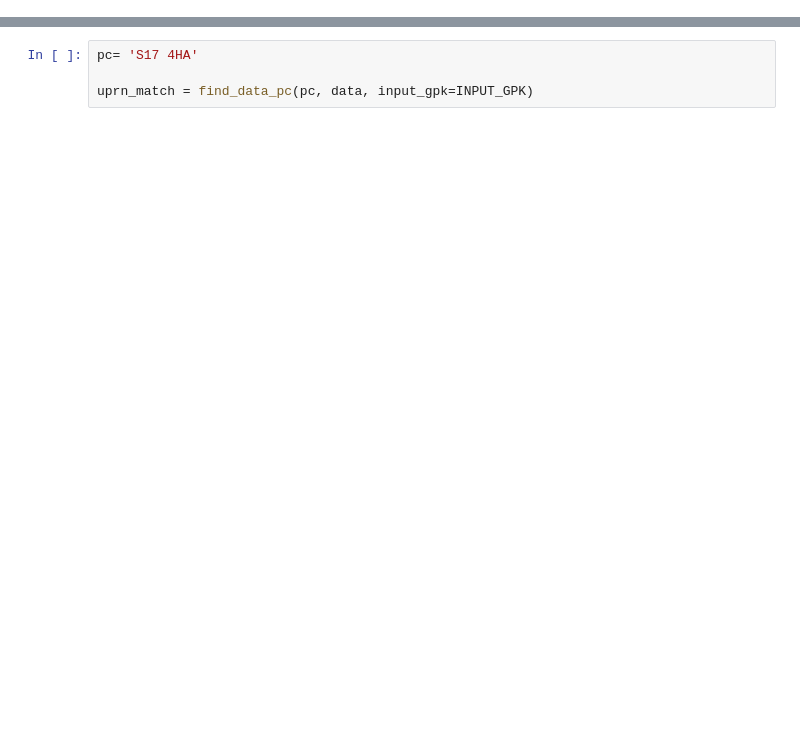
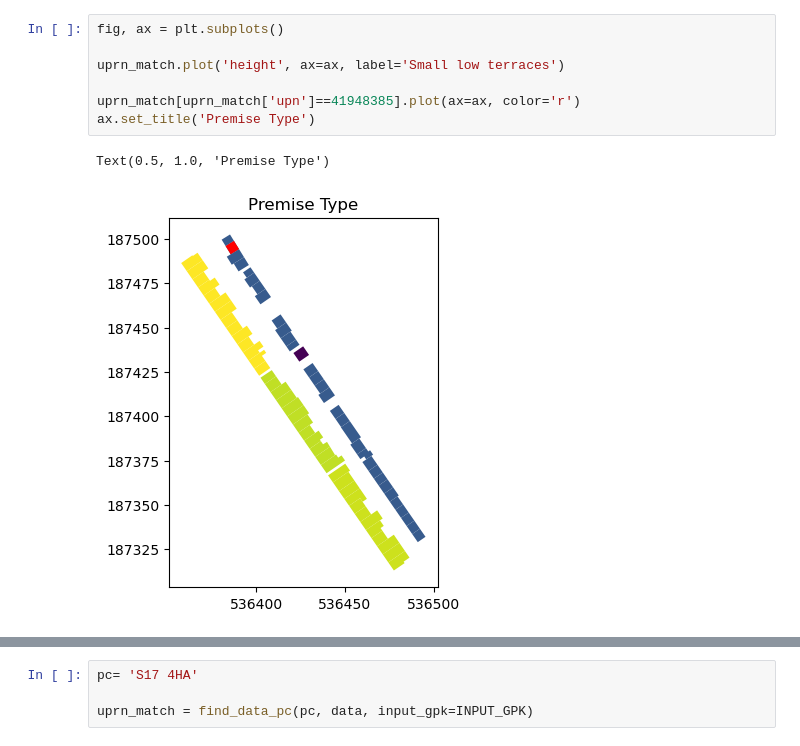
Before and after one commit to graceebc9/Energy_mapping, a Jupyter notebook: postcode_attrs/create_median_age.ipynb, the cells around one changed output, grey strips where cells are left out. Cells and saved outputs as stored; diff of their text form; blank space fills up the shorter version.

```diff
--- a/postcode_attrs/create_median_age.ipynb
+++ b/postcode_attrs/create_median_age.ipynb
@@ -27,0 +116,10 @@ data[data['PCDS'].str.contains('S17 4GH')]
+# %%
+fig, ax = plt.subplots()
+
+uprn_match.plot('height', ax=ax, label='Small low terraces')
+
+uprn_match[uprn_match['upn']==41948385].plot(ax=ax, color='r')
+ax.set_title('Premise Type')
+# %% [output]
+Text(0.5, 1.0, 'Premise Type')
+[figure, added]
```
Also changed, not shown: parts of 112 cells of this notebook, 1 other file.
